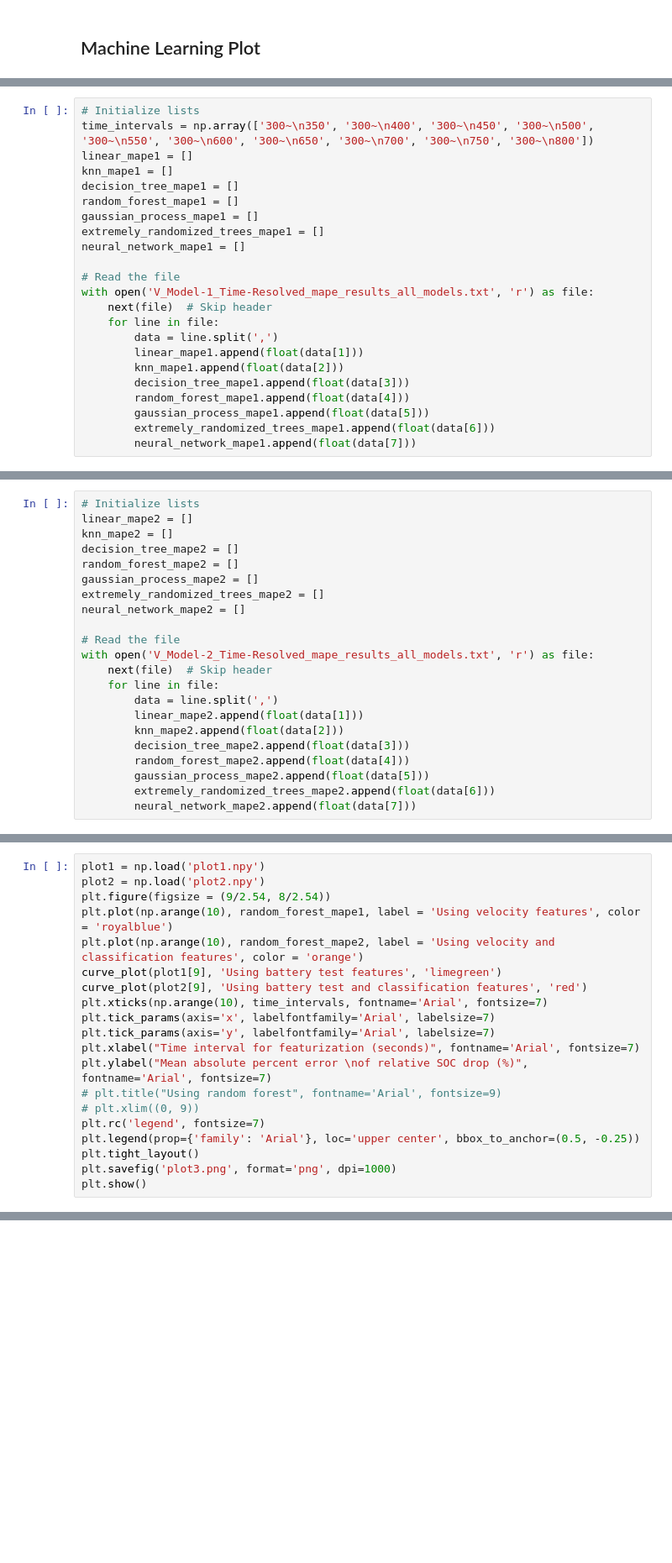
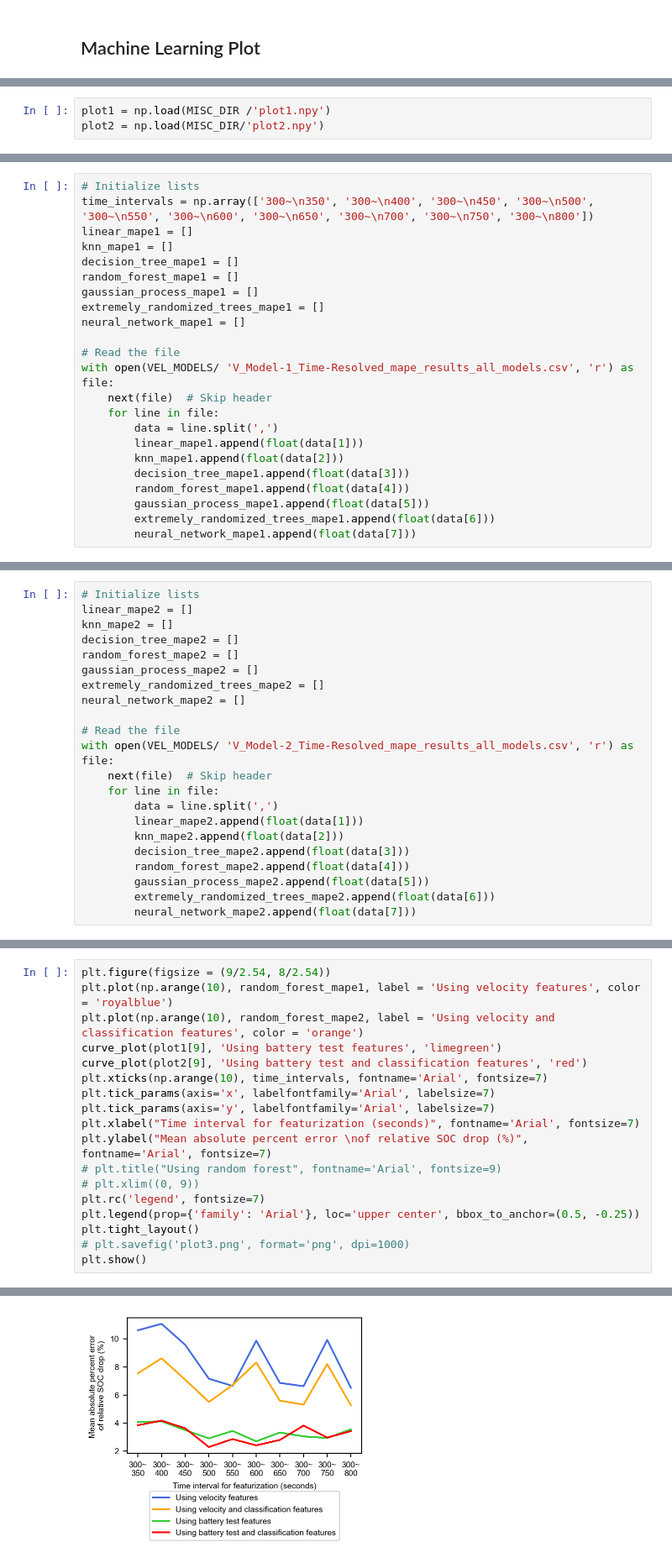
Before and after one commit to uwsunlab/EV-range-anxiety, a Jupyter notebook: ML_and_simulink_models/current_based_ML_models/machine_learning_plot.ipynb, the cells around one changed output, grey strips where cells are left out. Shown at 84% size. Cells and saved outputs as stored; diff of their text form; blank space fills up the shorter version.

```diff
--- a/ML_and_simulink_models/current_based_ML_models/machine_learning_plot.ipynb
+++ b/ML_and_simulink_models/current_based_ML_models/machine_learning_plot.ipynb
@@ -31,3 +32,6 @@ from path_manager import TEST_DATA_NB, PLOT_DIR
+# %%
+plot1 = np.load(MISC_DIR /'plot1.npy')
+plot2 = np.load(MISC_DIR/'plot2.npy')
 # %%
 def curve_plot(mape_t, label, color):
     # Calculate mean and standard error
@@ -55,7 +59,7 @@ extremely_randomized_trees_mape1 = []
 neural_network_mape1 = []
 
 # Read the file
-with open('V_Model-1_Time-Resolved_mape_results_all_models.txt', 'r') as file:
+with open(VEL_MODELS/ 'V_Model-1_Time-Resolved_mape_results_all_models.csv', 'r') as file:
     next(file)  # Skip header
     for line in file:
         data = line.split(',')
@@ -79,7 +81,7 @@ extremely_randomized_trees_mape2 = []
 neural_network_mape2 = []
 
 # Read the file
-with open('V_Model-2_Time-Resolved_mape_results_all_models.txt', 'r') as file:
+with open(VEL_MODELS/ 'V_Model-2_Time-Resolved_mape_results_all_models.csv', 'r') as file:
     next(file)  # Skip header
     for line in file:
         data = line.split(',')
@@ -95,6 +95,4 @@ FileNotFoundError: [Errno 2] No such file or directory: 'V_Model-2_Time-Resolved
 # %%
-plot1 = np.load('plot1.npy')
-plot2 = np.load('plot2.npy')
 plt.figure(figsize = (9/2.54, 8/2.54))
 plt.plot(np.arange(10), random_forest_mape1, label = 'Using velocity features', color = 'royalblue')
 plt.plot(np.arange(10), random_forest_mape2, label = 'Using velocity and classification features', color = 'orange')
@@ -110,6 +108,6 @@ plt.ylabel("Mean absolute percent error \nof relative SOC drop (%)", fontname='A
 plt.rc('legend', fontsize=7)
 plt.legend(prop={'family': 'Arial'}, loc='upper center', bbox_to_anchor=(0.5, -0.25))
 plt.tight_layout()
-plt.savefig('plot3.png', format='png', dpi=1000)
+# plt.savefig('plot3.png', format='png', dpi=1000)
 plt.show()
 # %% [output]
@@ -116,0 +114 @@ FileNotFoundError: [Errno 2] No such file or directory: 'plot1.npy'
+[figure, added]
```
Also changed, not shown: parts of 10 cells of this notebook, 18 other files.
